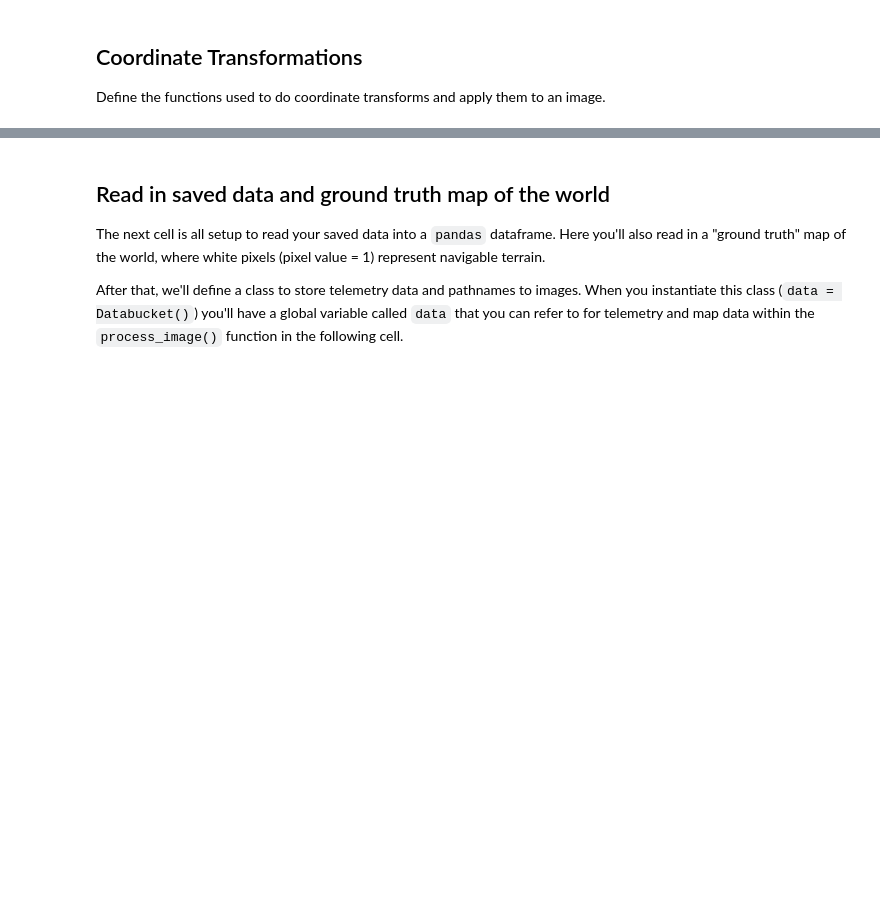
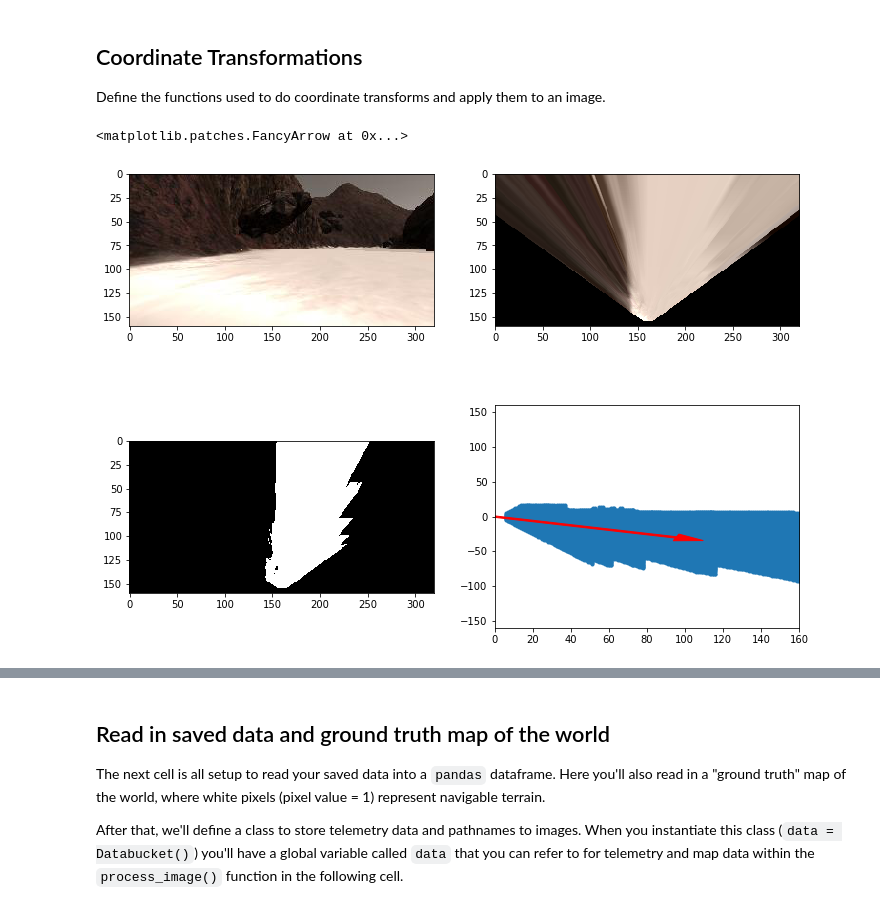
Before and after one commit to saurabdixit/RoboND-Rover-Project, a Jupyter notebook: code/Rover_Project_Test_Notebook.ipynb, the cells around one changed output, grey strips where cells are left out. Saved outputs shown, nothing was run; the diff lists cells and outputs as text; code cells hidden in the pictures; blank space fills up the shorter version.

```diff
--- a/code/Rover_Project_Test_Notebook.ipynb
+++ b/code/Rover_Project_Test_Notebook.ipynb
@@ -257,36 +191,38 @@ def pix_to_world(xpix, ypix, xpos, ypos, yaw, world_size, scale):
     x_pix_world = np.clip(np.int_(xpix_tran), 0, world_size - 1)
     y_pix_world = np.clip(np.int_(ypix_tran), 0, world_size - 1)
     # Return the result
     return x_pix_world, y_pix_world
 
 # Grab another random image
 idx = np.random.randint(0, len(img_list)-1)
 image = mpimg.imread(img_list[idx])
 warped, mask = perspect_transform(image, source, destination)
 threshed = color_thresh(warped)
-print(threshed)
+
 # Calculate pixel values in rover-centric coords and distance/angle to all pixels
 xpix, ypix = rover_coords(threshed)
 dist, angles = to_polar_coords(xpix, ypix)
 mean_dir = np.mean(angles)
-plt.imshow(mask)
-plt.show()
+
 # Do some plotting
 fig = plt.figure(figsize=(12,9))
 plt.subplot(221)
 plt.imshow(image)
 plt.subplot(222)
 plt.imshow(warped)
 plt.subplot(223)
 plt.imshow(threshed, cmap='gray')
 plt.subplot(224)
 plt.plot(xpix, ypix, '.')
 plt.ylim(-160, 160)
 plt.xlim(0, 160)
 arrow_length = 100
 x_arrow = arrow_length * np.cos(mean_dir)
 y_arrow = arrow_length * np.sin(mean_dir)
 plt.arrow(0, 0, x_arrow, y_arrow, color='red', zorder=2, head_width=10, width=2)
+# %% [output]
+<matplotlib.patches.FancyArrow at 0x...>
+[figure, added]
 # %%
 def find_rocks(img,levels=(110,110,50)):
     rockpix = ((img[:,:,0]>levels[0])&(img[:,:,1]>levels[1])&(img[:,:,2]<levels[2]))
```
Also changed, not shown: parts of 12 cells of this notebook, 1 other file.
